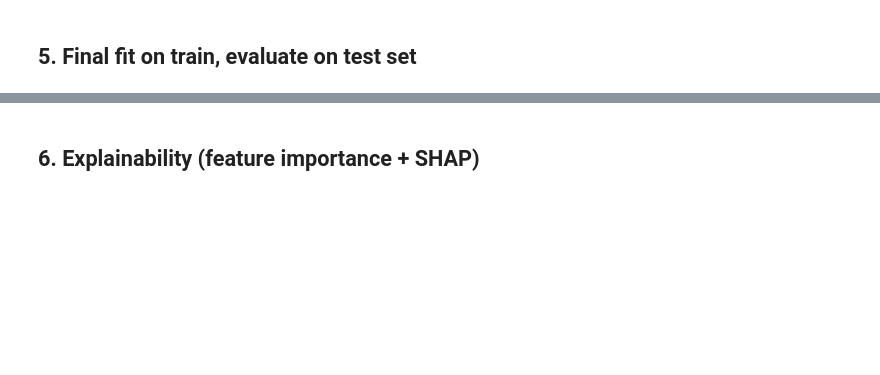
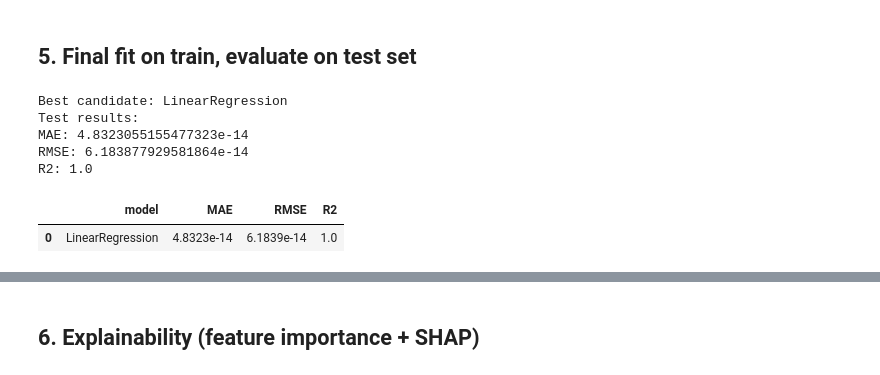
Before and after one commit to LALITAMITTAL18/EAISI-NHS, a Jupyter notebook: notebooks/Experiment/Knee/3.2-Data-Modelling-Regression.ipynb, the cells around one changed output, grey strips where cells are left out. Cells and saved outputs as stored; diff of their text form; code cells hidden in the pictures; blank space fills up the shorter version.

```diff
--- a/notebooks/Experiment/Knee/3.2-Data-Modelling-Regression.ipynb
+++ b/notebooks/Experiment/Knee/3.2-Data-Modelling-Regression.ipynb
@@ -302,32 +289,40 @@ numpy._core._exceptions._ArrayMemoryError: Unable to allocate 547. MiB for an ar
 # %%
 # Choose best model by RMSE in CV
 best_name = cv_results_df.sort_values('RMSE').iloc[0]['model']
 best_estimator = models[best_name]
 print('Best candidate:', best_name)
 
 best_pipeline = Pipeline([('pre', preprocessor), ('model', best_estimator)])
 best_pipeline.fit(X_train, y_train)
 
 y_pred = best_pipeline.predict(X_test)
 
 mae = mean_absolute_error(y_test, y_pred)
-rmse = mean_squared_error(y_test, y_pred, squared=False)
+rmse = np.sqrt(mean_squared_error(y_test, y_pred))
 r2 = r2_score(y_test, y_pred)
 
 print('Test results:')
 print('MAE:', mae)
 print('RMSE:', rmse)
 print('R2:', r2)
 
 # Save test metrics
 test_metrics = pd.DataFrame([{
     'model': best_name,
     'MAE': mae,
     'RMSE': rmse,
     'R2': r2
 }])
 
 display(test_metrics)
+# %% [output]
+Best candidate: LinearRegression
+Test results:
+MAE: 4.8323055155477323e-14
+RMSE: 6.183877929581864e-14
+R2: 1.0
+|  | model | MAE | RMSE | R2 |
+| 0 | LinearRegression | 4.8323e-14 | 6.1839e-14 | 1.0 |
 # %%
 # Residual analysis
 resid = y_test - y_pred
```
Also changed, not shown: parts of 8 cells of this notebook, 3 other files.
